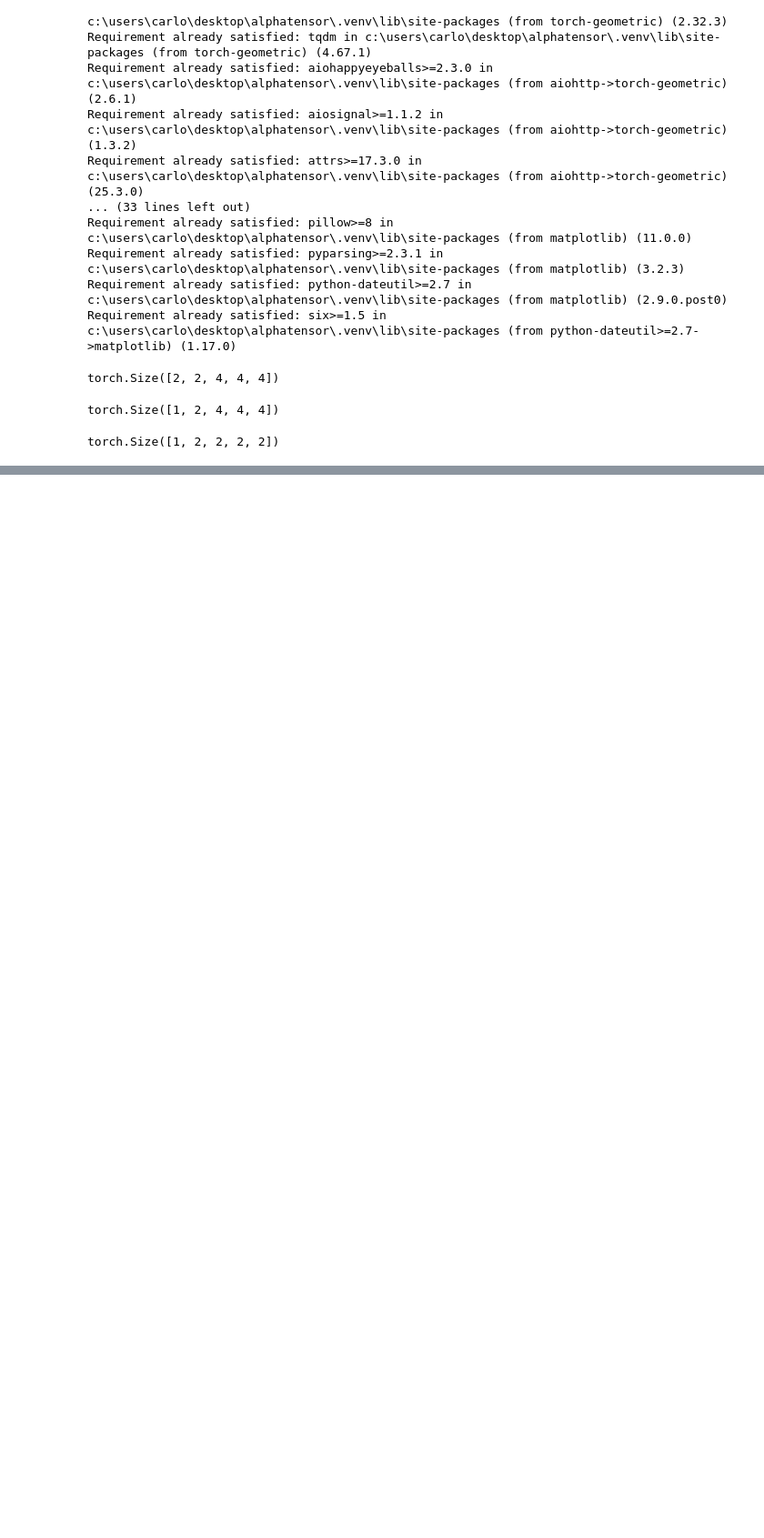
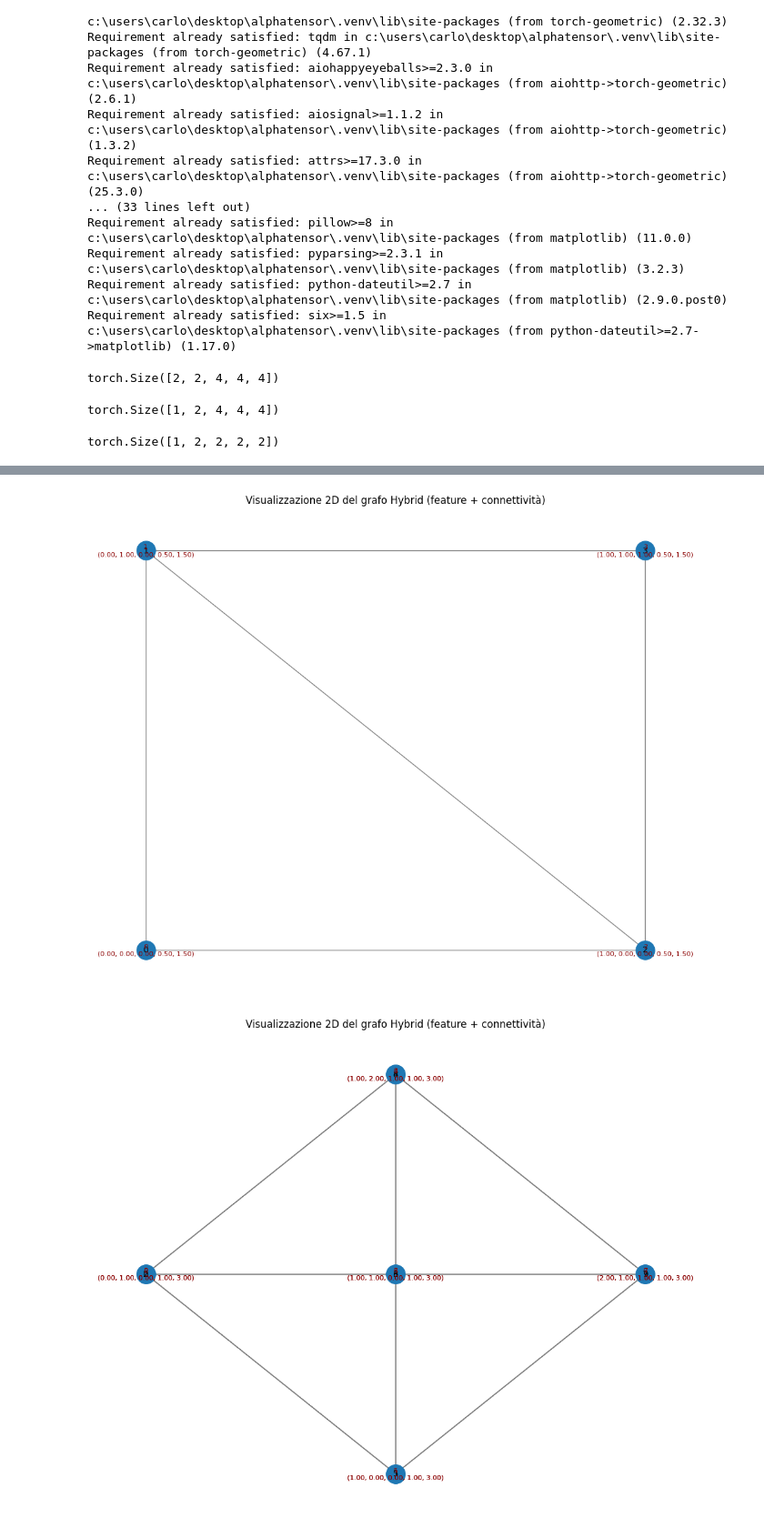
Before and after one commit to CarlottaGiacchetta/AlphatensorFinal, a Jupyter notebook: mainProvaGNN.ipynb, the cells around one changed output, grey strips where cells are left out. Shown: that part at 91% size. Saved outputs shown, nothing was run; the diff lists cells and outputs as text; code cells hidden in the pictures; blank space fills up the shorter version.

```diff
--- a/mainProvaGNN.ipynb
+++ b/mainProvaGNN.ipynb
@@ -298,3 +297,16 @@ TypeError: unsupported format string passed to list.__format__
+# %%
+B, dev = xx_batch.size(0), xx_batch.device
+# --- GNN on current frame -------------------------------
+graphs = [
+    tensor_to_graph_hybrid(xx_batch[b,0], 3.0)
+    for b in range(B)
+]
+visualize_hybrid_graph(graphs[0])
+graphs = [graph_to_line_graph_fast(g) for g in graphs]
+visualize_hybrid_graph(graphs[0])
+# %% [output]
+[figure, added]
+[figure, added]
 # %%
 graph_batch = tensor_batch_to_graphs(xx_batch, False)
 print(type(graph_batch))  # Controlla il tipo dell'oggetto restituito
```
Also changed, not shown: parts of 8 cells of this notebook, 4 other files.
